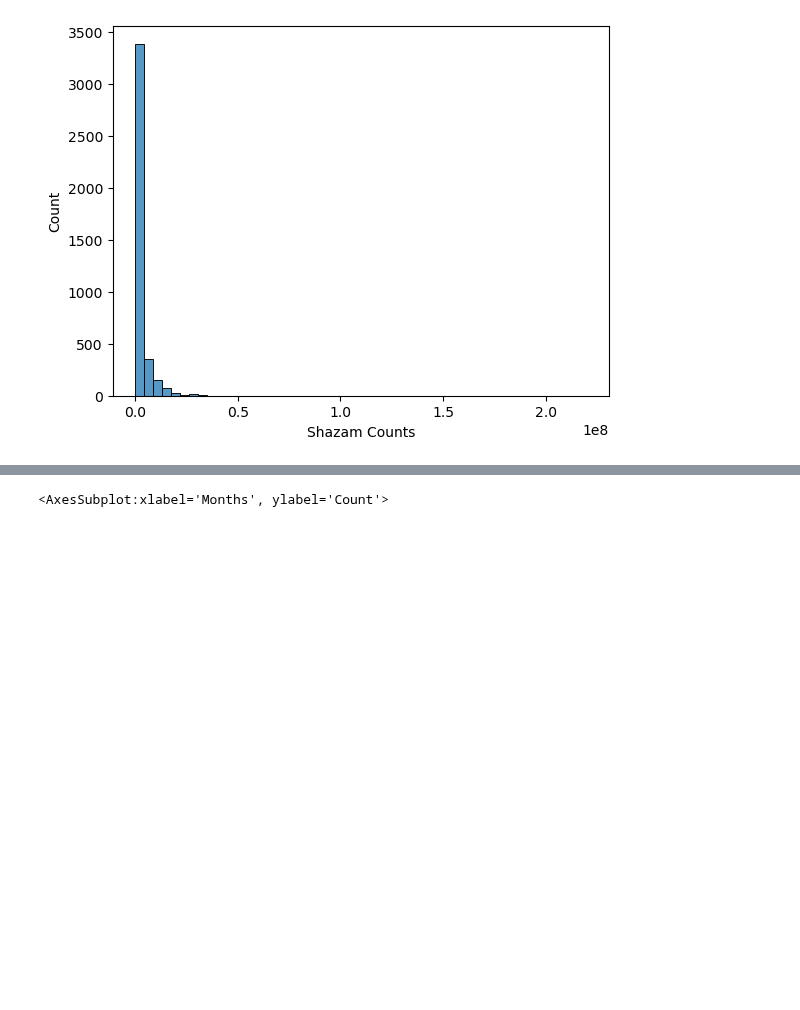
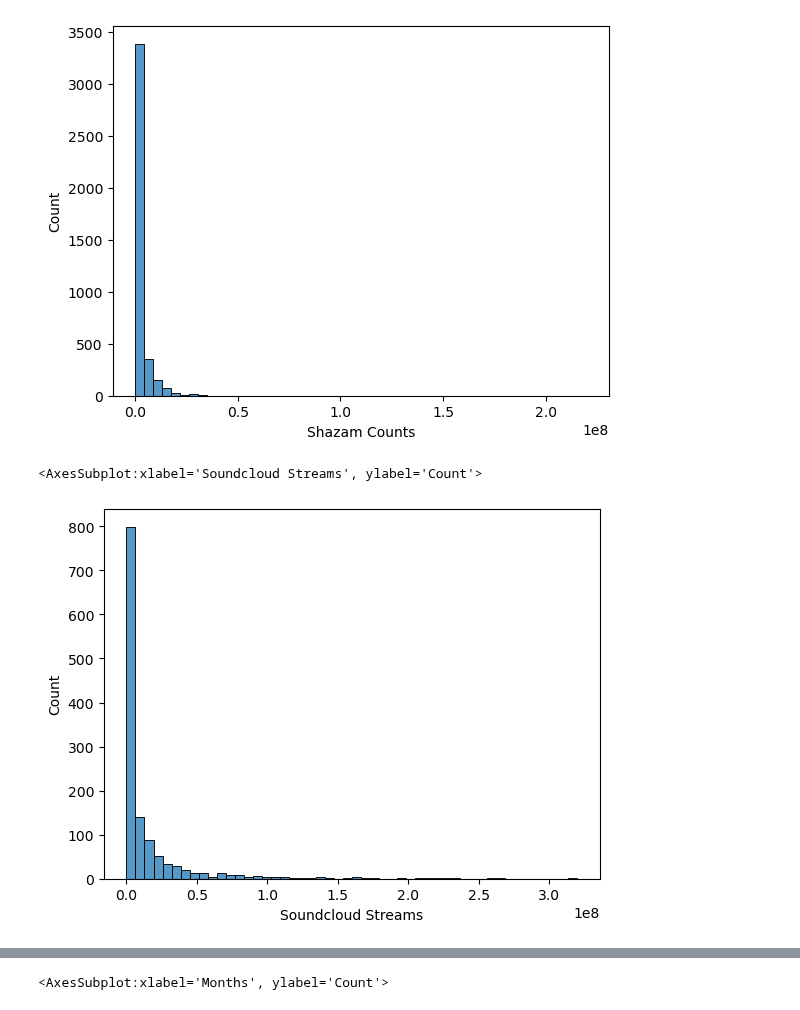
Before and after one commit to ReverseRasterization/AI, a Jupyter notebook: Semester 1/Spotify/Spotify.ipynb, the cells around one changed output, grey strips where cells are left out. Drawn from its saved outputs; the diff is of its cells as text; code cells hidden in the pictures; blank space fills up the shorter version.

```diff
--- a/Semester 1/Spotify/Spotify.ipynb
+++ b/Semester 1/Spotify/Spotify.ipynb
@@ -6,0 +10,22 @@ df = pd.read_csv('spotify2024.csv', encoding='latin-1')
+# %%
+import pandas as pd
+import seaborn as sb
+import math
+
+df = pd.read_csv('spotify2024.csv', encoding='latin-1')
+
+
+
+df['TikTok Views'] = df['TikTok Views'].str.replace(',','')
+df['TikTok Views'] = pd.to_numeric(df['TikTok Views'], errors = 'coerce')
+
+summary = {
+    "Max": df['TikTok Views'].max(),
+    "Q3": df['TikTok Views'].quantile(.75),
+    "Median": df['TikTok Views'].median(),
+    "Q1": df['TikTok Views'].quantile(.25),
+    "Min": df['TikTok Views'].min()
+}
+
+#sb.boxplot(data=df, x="TikTok Views")
+summary
@@ -12,3 +43,10 @@ sb.histplot(data=df, x='Shazam Counts', bins=50)
 # %% [output]
 <AxesSubplot:xlabel='Shazam Counts', ylabel='Count'>
 [figure]
+# %%
+df['Soundcloud Streams'] = df['Soundcloud Streams'].str.replace(',','')
+df['Soundcloud Streams'] = pd.to_numeric(df['Soundcloud Streams'], errors = 'coerce')
+sb.histplot(data=df, x='Soundcloud Streams', bins=50)
+# %% [output]
+<AxesSubplot:xlabel='Soundcloud Streams', ylabel='Count'>
+[figure, added]
```
Also changed, not shown: parts of 5 cells of this notebook.
